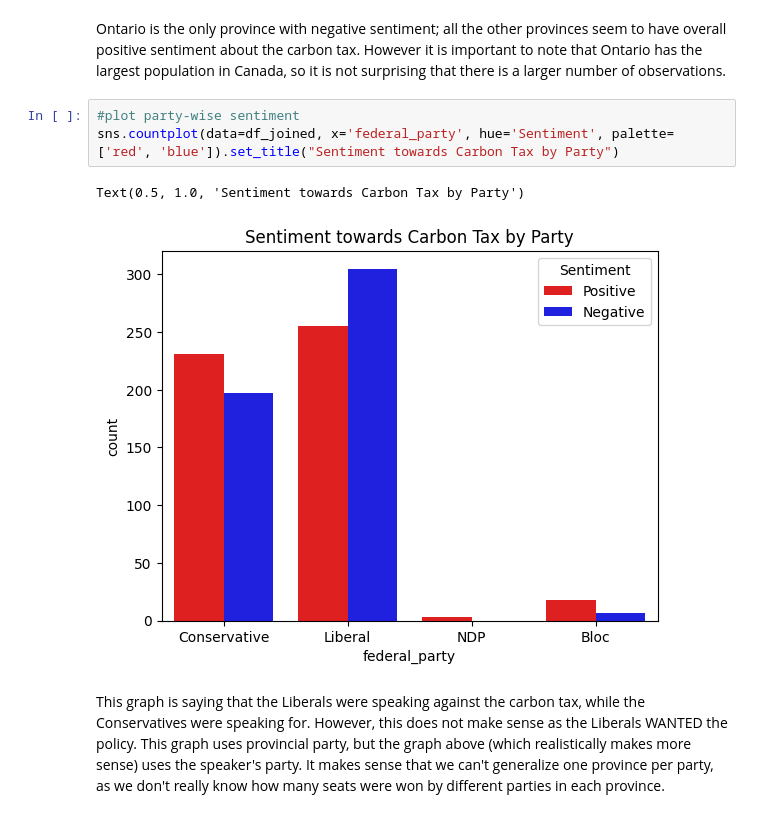
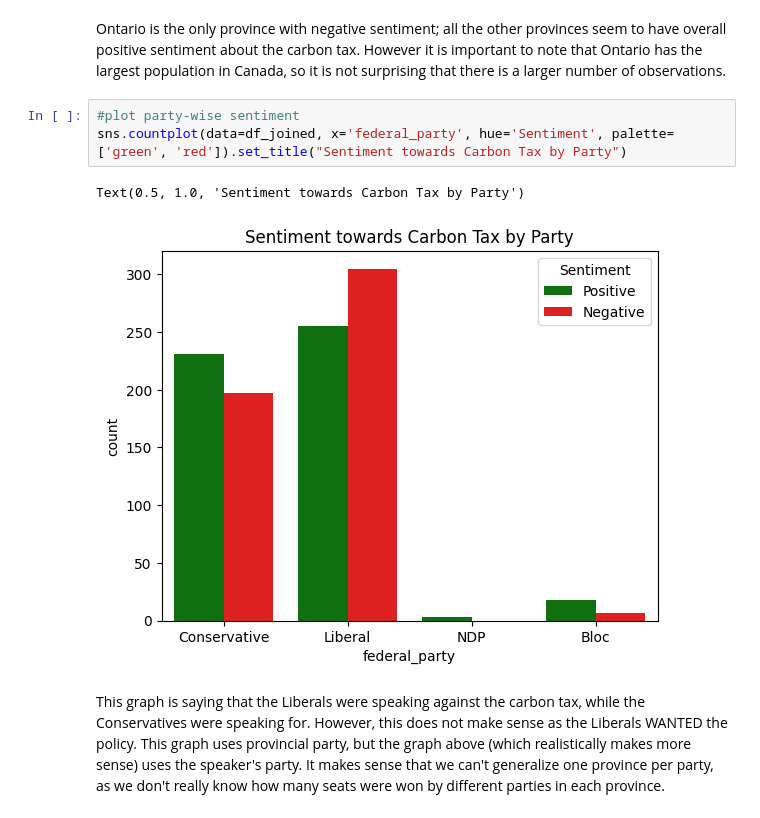
Before and after one commit to atif9450/data200_midterm_project, a Jupyter notebook: work.ipynb, the cells around one changed output. Saved outputs shown, nothing was run; the diff lists cells and outputs as text.

```diff
--- a/work.ipynb
+++ b/work.ipynb
@@ -520,10 +520,10 @@ Text(0.5, 1.0, 'Sentiment towards Carbon Tax by Province')
 Ontario is the only province with negative sentiment; all the other provinces seem to have overall positive sentiment about the carbon tax. However it is important to note that Ontario has the largest population in Canada, so it is not surprising that there is a larger number of observations.
 # %%
 #plot party-wise sentiment
-sns.countplot(data=df_joined, x='federal_party', hue='Sentiment', palette=['red', 'blue']).set_title("Sentiment towards Carbon Tax by Party")
+sns.countplot(data=df_joined, x='federal_party', hue='Sentiment', palette=['green', 'red']).set_title("Sentiment towards Carbon Tax by Party")
 # %% [output]
 Text(0.5, 1.0, 'Sentiment towards Carbon Tax by Party')
-[figure, old version]
+[figure, new version]
 # %% [markdown]
 This graph is saying that the Liberals were speaking against the carbon tax, while the Conservatives were speaking for. However, this does not make sense as the Liberals WANTED the policy. This graph uses provincial party, but the graph above (which realistically makes more sense) uses the speaker's party. It makes sense that we can't generalize one province per party, as we don't really know how many seats were won by different parties in each province.
 # %% [markdown]
```
Also changed, not shown: parts of 1 cell of this notebook.
